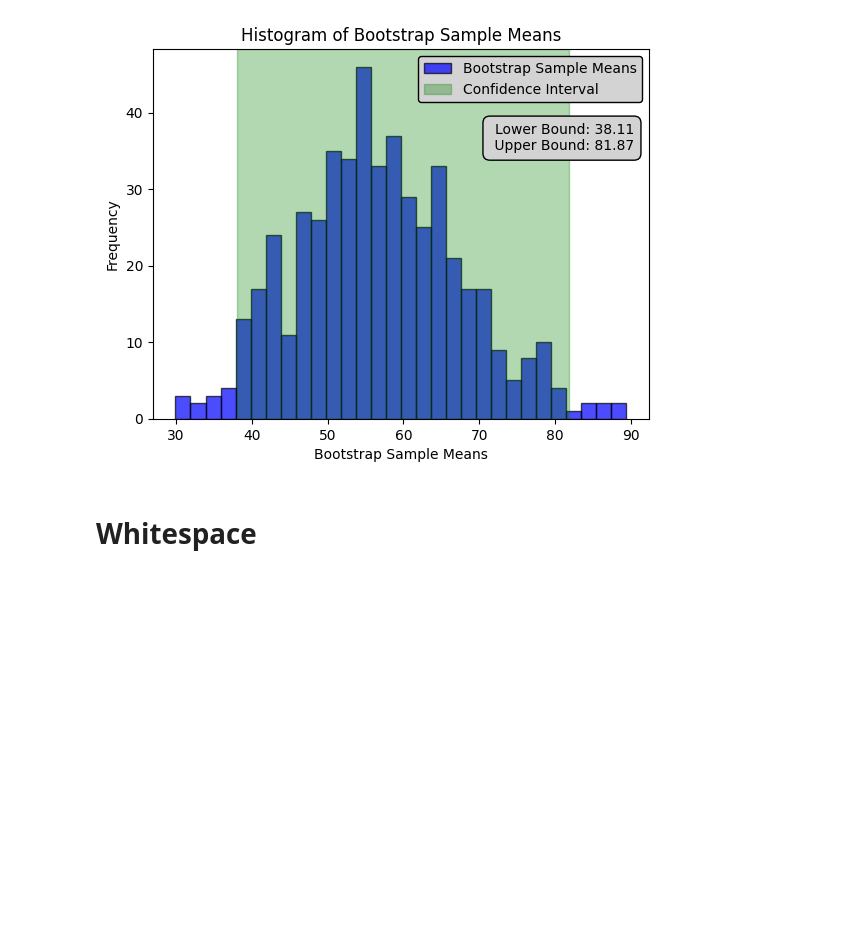
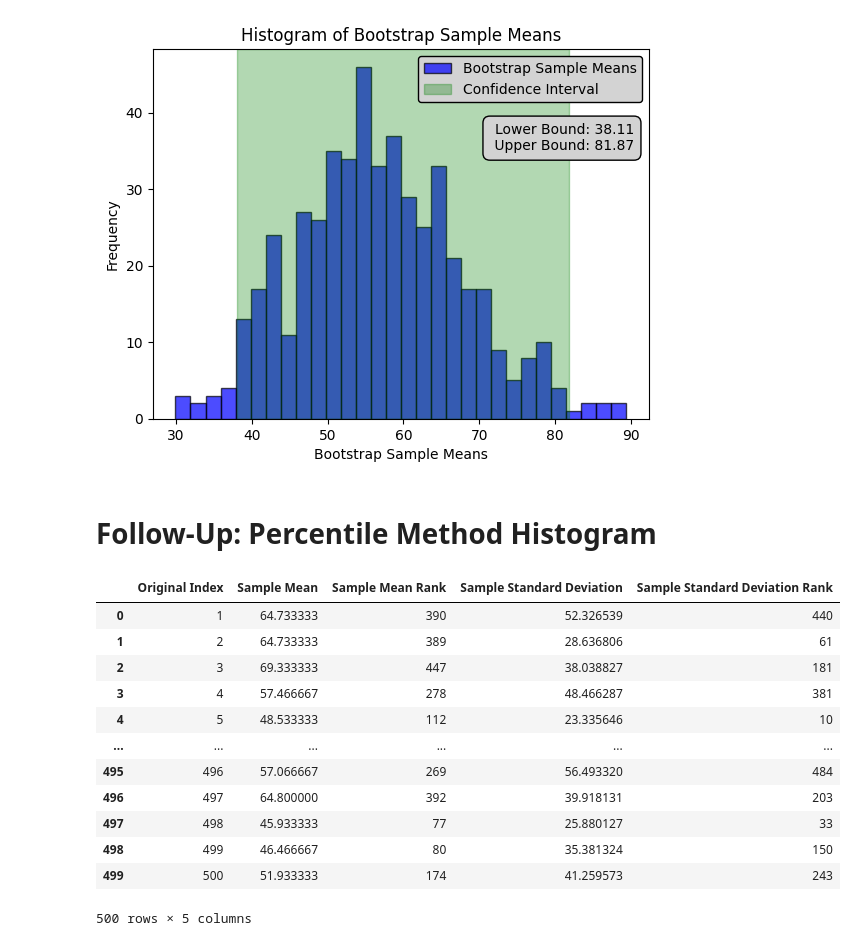
Before and after one commit to Goodfeelings/spring-2024-comp-intensive-stats-projects-02, a Jupyter notebook: Notebooks/project-02.ipynb, the cells around one changed output. Saved outputs shown, nothing was run; the diff lists cells and outputs as text; code cells hidden in the pictures; blank space fills up the shorter version.

```diff
--- a/Notebooks/project-02.ipynb
+++ b/Notebooks/project-02.ipynb
@@ -650,5 +650,21 @@ plt.legend(loc='upper right', facecolor='lightgrey', framealpha=1, edgecolor='bl
 plt.show()
 # %% [output]
 [figure]
-# %% [markdown]
-# Whitespace
+# %% [markdown]
+# Follow-Up: Percentile Method Histogram
+# %%
+df_parameter_estimates_percentile
+# %% [output]
+|  | Original Index | Sample Mean | Sample Mean Rank | Sample Standard Deviation | Sample Standard Deviation Rank |
+| 0 | 1 | 64.733333 | 390 | 52.326539 | 440 |
+| 1 | 2 | 64.733333 | 389 | 28.636806 | 61 |
+| 2 | 3 | 69.333333 | 447 | 38.038827 | 181 |
+| 3 | 4 | 57.466667 | 278 | 48.466287 | 381 |
+| 4 | 5 | 48.533333 | 112 | 23.335646 | 10 |
+| ... | ... | ... | ... | ... | ... |
+| 495 | 496 | 57.066667 | 269 | 56.493320 | 484 |
+| 496 | 497 | 64.800000 | 392 | 39.918131 | 203 |
+| 497 | 498 | 45.933333 | 77 | 25.880127 | 33 |
+| 498 | 499 | 46.466667 | 80 | 35.381324 | 150 |
+| 499 | 500 | 51.933333 | 174 | 41.259573 | 243 |
+500 rows × 5 columns
```
Also changed, not shown: parts of 2 cells of this notebook, 1 other file.
